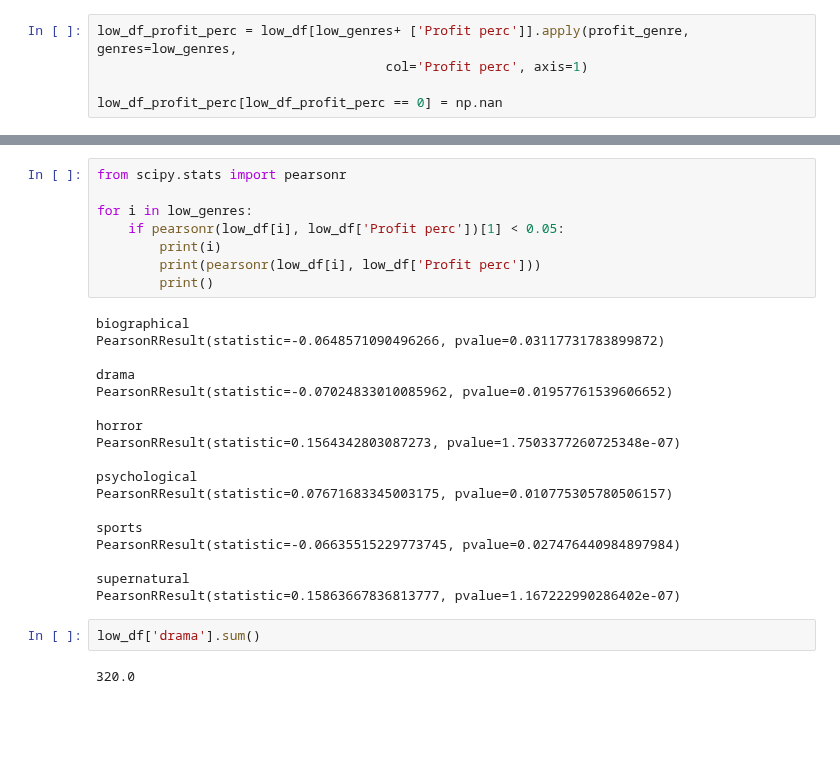
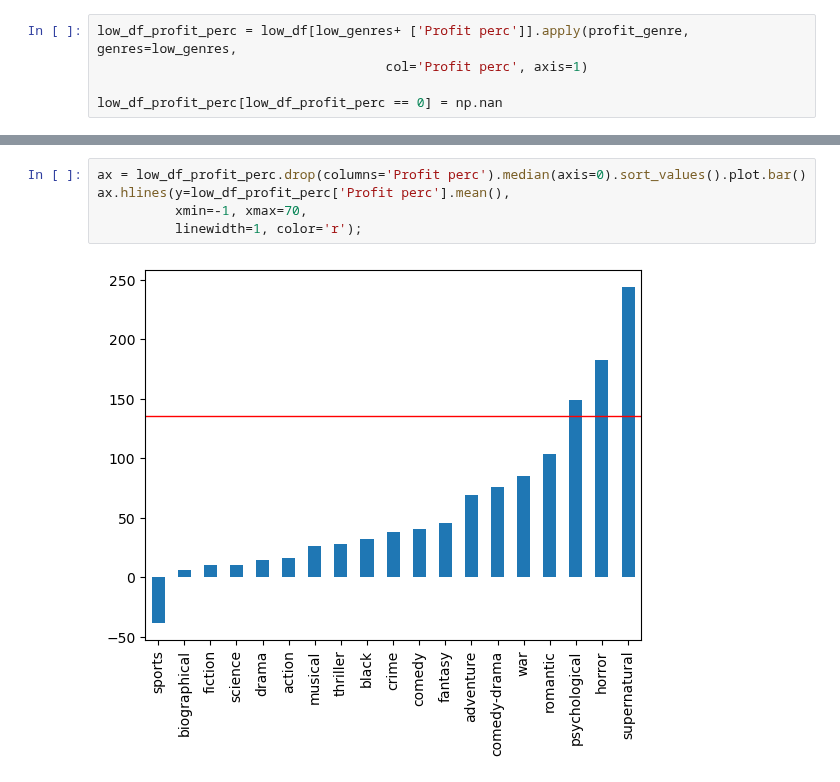
Before and after one commit to S3tuit/jup_lab, a Jupyter notebook: movies_analysis.ipynb, the cells around one changed output, grey strips where cells are left out. Drawn from its saved outputs; the diff is of its cells as text; blank space fills up the shorter version.

```diff
--- a/movies_analysis.ipynb
+++ b/movies_analysis.ipynb
@@ -142,30 +87,7 @@ dtype: float64
-# %%
-from scipy.stats import pearsonr
-
-for i in low_genres:
-    if pearsonr(low_df[i], low_df['Profit perc'])[1] < 0.05:
-        print(i)
-        print(pearsonr(low_df[i], low_df['Profit perc']))
-        print()
-# %% [output]
-biographical
-PearsonRResult(statistic=-0.0648571090496266, pvalue=0.03117731783899872)
-
-drama
-PearsonRResult(statistic=-0.07024833010085962, pvalue=0.01957761539606652)
-
-horror
-PearsonRResult(statistic=0.1564342803087273, pvalue=1.7503377260725348e-07)
-
-psychological
-PearsonRResult(statistic=0.07671683345003175, pvalue=0.010775305780506157)
-
-sports
-PearsonRResult(statistic=-0.06635515229773745, pvalue=0.027476440984897984)
-
-supernatural
-PearsonRResult(statistic=0.15863667836813777, pvalue=1.167222990286402e-07)
-# %%
-low_df['drama'].sum()
-# %% [output]
-320.0
+# %%
+ax = low_df_profit_perc.drop(columns='Profit perc').median(axis=0).sort_values().plot.bar()
+ax.hlines(y=low_df_profit_perc['Profit perc'].mean(),
+          xmin=-1, xmax=70,
+          linewidth=1, color='r');
+# %% [output]
+[figure, added]
```
Also changed, not shown: parts of 21 cells of this notebook.
